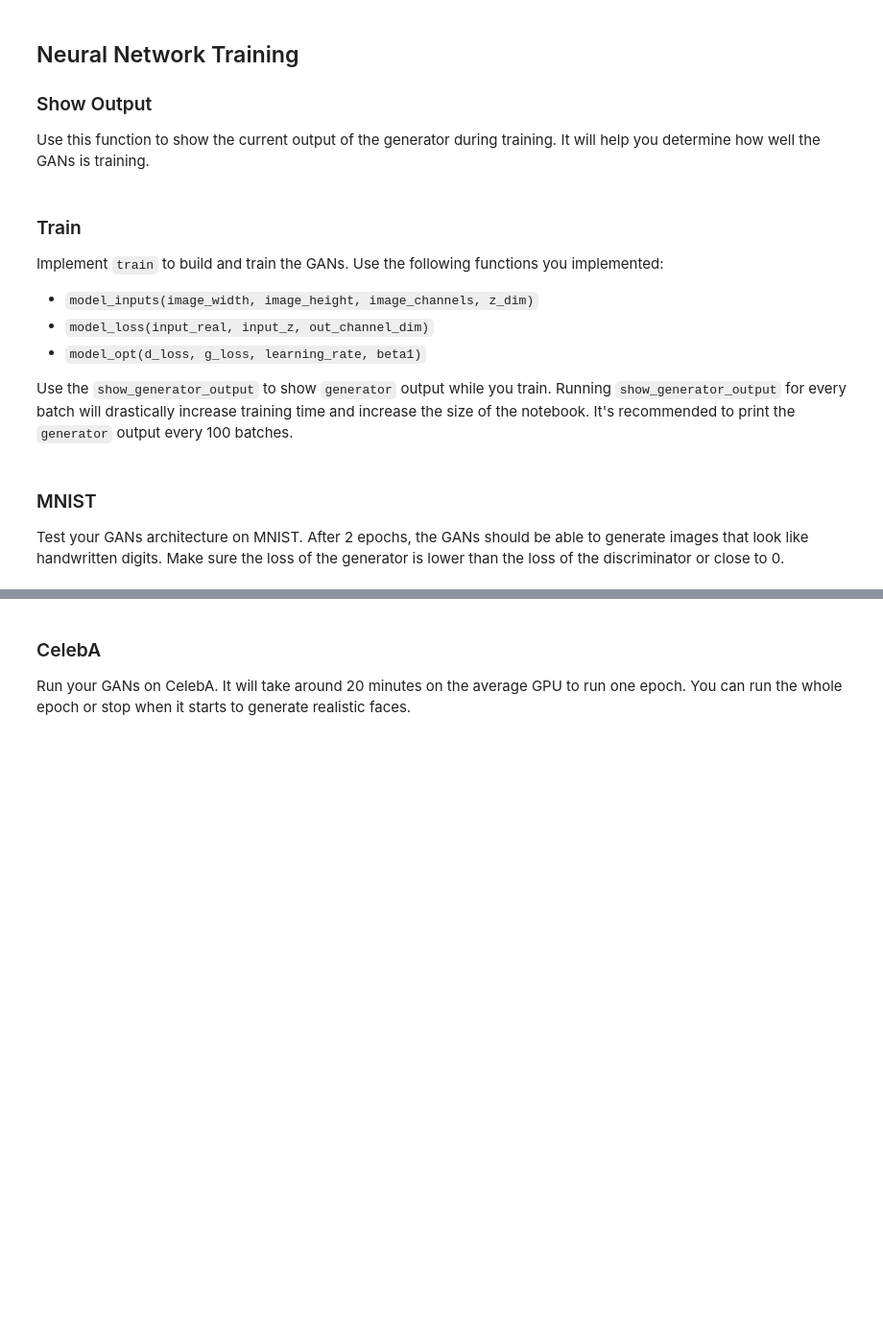
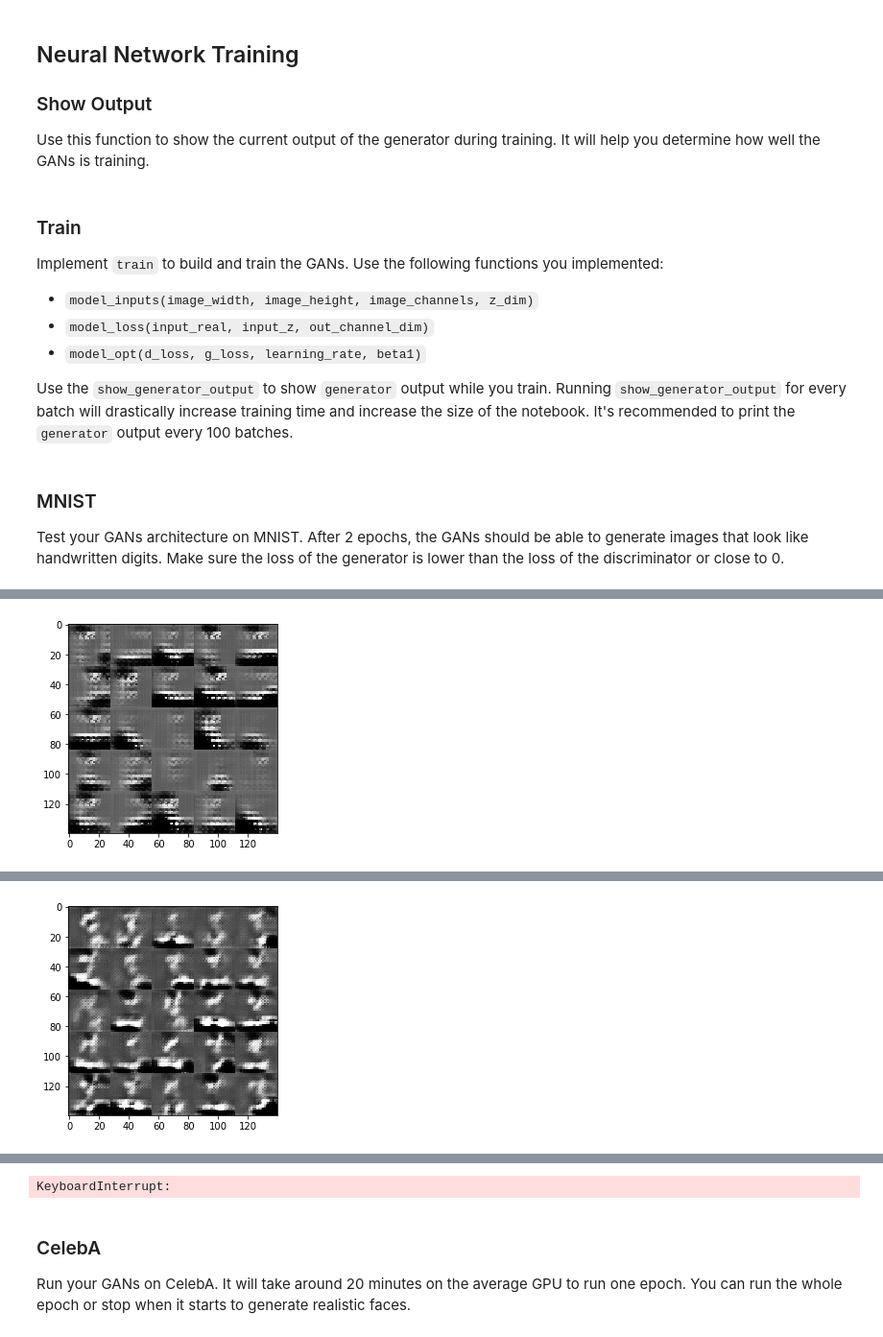
Before and after one commit to JianxiangFENG/Udacity_project, a Jupyter notebook: project_5/face_generation/dlnd_face_generation.ipynb, the cells around one changed output, grey strips where cells are left out. Shown: that part at 96% size. Cells and saved outputs as stored; diff of their text form; code cells hidden in the pictures; blank space fills up the shorter version.

```diff
--- a/project_5/face_generation/dlnd_face_generation.ipynb
+++ b/project_5/face_generation/dlnd_face_generation.ipynb
@@ -132,7 +132,7 @@ Tests Passed
 ### Discriminator
 Implement `discriminator` to create a discriminator neural network that discriminates on `images`.  This function should be able to reuse the variabes in the neural network.  Use [`tf.variable_scope`](https://www.tensorflow.org/api_docs/python/tf/variable_scope) with a scope name of "discriminator" to allow the variables to be reused.  The function should return a tuple of (tensor output of the discriminator, tensor logits of the discriminator).
 # %%
-def discriminator(images, reuse=False):
+def discriminator(images, reuse=False, alpha=0.2):
     """
     Create the discriminator network
     :param image: Tensor of input image(s)
@@ -143,22 +143,26 @@ def discriminator(images, reuse=False):
     with tf.variable_scope('discriminator', reuse=reuse):
          # Input layer is 28x28x3
         #print(images.shape)
-        x1 = tf.layers.conv2d(images, 16, 3, strides=1, padding='same')#27*27*16
-        x1 = tf.nn.relu(x1)
+        x1 = tf.layers.conv2d(images, 32, 3, strides=1, padding='same')#27*27*32
+        x1 =  tf.maximum(alpha * x1, x1)
 
-        x2 = tf.layers.conv2d(x1, 32, 5, strides=2, padding='same')#14*14*32
-        # x2 = tf.layers.batch_normalization(x2, training=True)
-        x2 = tf.nn.relu(x2)
+        x2 = tf.layers.conv2d(x1, 64, 5, strides=2, padding='same')#14*14*64
+        x2 = tf.layers.batch_normalization(x2, training=True)
+        x2 =  tf.maximum(alpha * x2, x2)
 
-        x3 = tf.layers.conv2d(x2, 64, 5, strides=1, padding='valid')#9*9*64
-        # x3 = tf.layers.batch_normalization(x3, training=True)
-        x3 = tf.nn.relu(x3)
+        x3 = tf.layers.conv2d(x2, 128, 5, strides=1, padding='valid')#9*9*128
+        x3 = tf.layers.batch_normalization(x3, training=True)
+        tf.maximum(alpha * x3, x3)
 
-        x4 = tf.layers.conv2d(x3, 128, 3, strides=2, padding='same')#5*5*128
-        # x4 = tf.layers.batch_normalization(x4, training=True)
-        x4 = tf.nn.relu(x4)
-        #print(x4.shape)
-        flatten_dim = x4.get_shape()[1]*x3.get_shape()[2]*x3.get_shape()[3]
+        x4 = tf.layers.conv2d(x3, 256, 3, strides=2, padding='same')#5*5*256
+        x4 = tf.layers.batch_normalization(x4, training=True)
+        x4 =  tf.maximum(alpha * x4, x4)
+
+        x5 = tf.layers.conv2d(x4, 512, 3, strides=1, padding='valid')#3*3*512
+        x5 = tf.layers.batch_normalization(x4, training=True)
+        x5 =  tf.maximum(alpha * x4, x4)
+
+        flatten_dim = x5.get_shape()[1]*x3.get_shape()[2]*x3.get_shape()[3]
         #print(int(flatten_dim))
         flatten  = tf.reshape(x3, (-1,int(flatten_dim)))
         #print(flatten.shape)
@@ -220,7 +234,7 @@ Implement `model_loss` to build the GANs for training and calculate the loss.  T
 - `discriminator(images, reuse=False)`
 - `generator(z, out_channel_dim, is_train=True)`
 # %%
-def model_loss(input_real, input_z, out_channel_dim):
+def model_loss(input_real, input_z, out_channel_dim, smooth=0.1):
     """
     Get the loss for the discriminator and generator
     :param input_real: Images from the real dataset
@@ -233,7 +247,7 @@ def model_loss(input_real, input_z, out_channel_dim):
     d_model_fake, d_logits_fake = discriminator(g_model, reuse=True)
 
     d_loss_real = tf.reduce_mean(
-        tf.nn.sigmoid_cross_entropy_with_logits(logits=d_logits_real, labels=tf.ones_like(d_model_real)))
+        tf.nn.sigmoid_cross_entropy_with_logits(logits=d_logits_real, labels=tf.ones_like(d_model_real)*(1-smooth)))
     d_loss_fake = tf.reduce_mean(
         tf.nn.sigmoid_cross_entropy_with_logits(logits=d_logits_fake, labels=tf.zeros_like(d_model_fake)))
     g_loss = tf.reduce_mean(
@@ -305,7 +319,7 @@ def show_generator_output(sess, n_images, input_z, out_channel_dim, image_mode):
     example_z = np.random.uniform(-1, 1, size=[n_images, z_dim])
 
     samples = sess.run(
-        generator(input_z, out_channel_dim),
+        generator(input_z, out_channel_dim,reuse=True, train = False),
         feed_dict={input_z: example_z})
 
     images_grid = helper.images_square_grid(samples, image_mode)
@@ -352,7 +366,7 @@ def train(epoch_count, batch_size, z_dim, learning_rate, beta1, get_batches, dat
                 # run optimizer
 
                 _ = sess.run(d_train_opt, feed_dict={tensor_real: batch_images, tensor_z: batch_z, lr:learning_rate})
-                _ = sess.run(g_train_opt, feed_dict={tensor_z:batch_z, lr:learning_rate})
+                _ = sess.run(g_train_opt, feed_dict={tensor_real: batch_images, tensor_z:batch_z, lr:learning_rate})
 
                 if step % 10 == 0:
                     train_d_loss = d_loss.eval({tensor_real:batch_images, tensor_z: batch_z})
@@ -363,14 +377,14 @@ def train(epoch_count, batch_size, z_dim, learning_rate, beta1, get_batches, dat
                     losses.append((train_d_loss, train_g_loss))
 
                 if step%100 == 0:
-                    show_generator_output(sess, batch_size, tensor_z, data_shape[2], data_image_mode)
+                    show_generator_output(sess, batch_size, tensor_z, data_shape[3], data_image_mode)
 # %% [markdown]
 ### MNIST
 Test your GANs architecture on MNIST.  After 2 epochs, the GANs should be able to generate images that look like handwritten digits.  Make sure the loss of the generator is lower than the loss of the discriminator or close to 0.
 # %%
 batch_size = 32
 z_dim = 200
-learning_rate = 1e-6
+learning_rate = 1e-3
 beta1 = 0.5
 
 
@@ -396,0 +411 @@ Step 100, Epoch 1/2... Discriminator Loss: 1.3915... Generator Loss: 0.6983
+[figure, added]
@@ -400,0 +422 @@ ValueError: Variable generator/dense/kernel already exists, disallowed. Did you
+[figure, added]
@@ -401,3 +428,4 @@ ValueError: Variable generator/dense/kernel already exists, disallowed. Did you
+KeyboardInterrupt:
 # %% [markdown]
 ### CelebA
 Run your GANs on CelebA.  It will take around 20 minutes on the average GPU to run one epoch.  You can run the whole epoch or stop when it starts to generate realistic faces.
```
Also changed, not shown: parts of 4 cells of this notebook.
